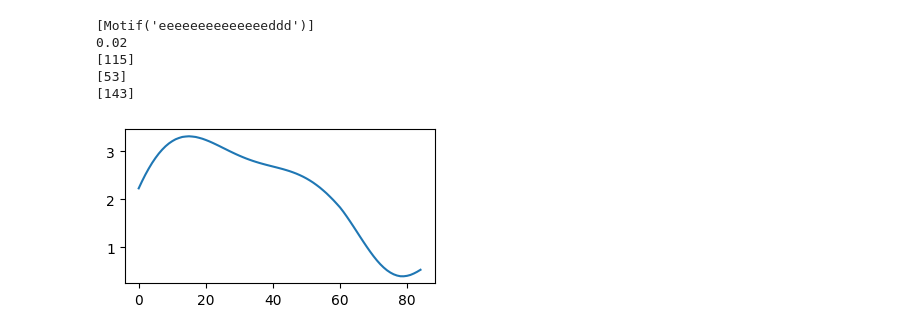
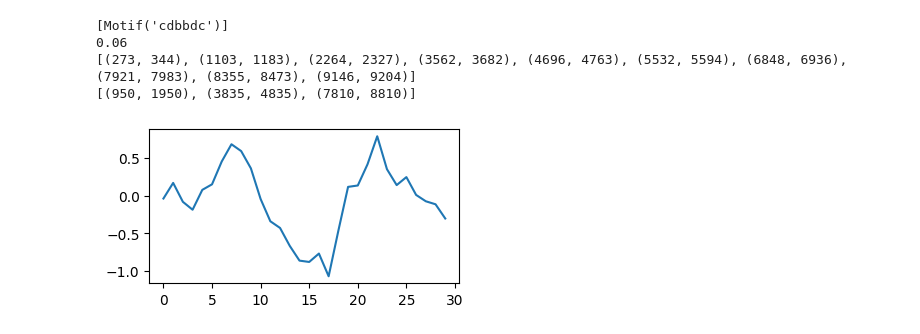
Before and after one commit to KULJasperCremers/loconsensus, a Jupyter notebook: experiments/experiment2.ipynb, the cells around one changed output. Saved outputs shown, nothing was run; the diff lists cells and outputs as text; code cells hidden in the pictures.

```diff
--- a/experiments/experiment2.ipynb
+++ b/experiments/experiment2.ipynb
@@ -185,31 +184,33 @@ F1-score: 0.20000000000000004
 # %%
 minsup = 0.25
 seglen = 5
 alfabet = 5
-min_len = 5
-max_len = 10
+min_len = 3
+max_len = 15
 K = 1
 miner = Miner(minsup, seglen, alfabet, min_len=min_len, k=K)
 start_time = time.perf_counter()
 motifs2 = miner.mine(flat_list)
 end_time = time.perf_counter() - start_time
 print(motifs2)
 print(f'{end_time:.2f}')
 
 pp = []
 for motif in motifs2:
-    for j, pos in motif.indexes.items():
-        for p in pos:
-            print(motif.get_occurence(flat_list[j], p))
+    l = len(motif.representatitve)
+    for k,v in motif.best_matches.items():
+        pp.append((v + k * len_ts, v + l + k * len_ts))
+
+print(m_pos)
+print(pp)
 
 if len(motifs2) != 0:
     plt.figure(figsize=(4,2))
     plt.plot(motifs2[0].representative)
     plt.show()
 # %% [output]
-[Motif('eeeeeeeeeeeeeeddd')]
-0.02
-[115]
-[53]
-[143]
+[Motif('cdbbdc')]
+0.06
+[(273, 344), (1103, 1183), (2264, 2327), (3562, 3682), (4696, 4763), (5532, 5594), (6848, 6936), (7921, 7983), (8355, 8473), (9146, 9204)]
+[(950, 1950), (3835, 4835), (7810, 8810)]
-[figure, old version]
+[figure, new version]
```
Also changed, not shown: parts of 9 cells of this notebook, 1 other file.
